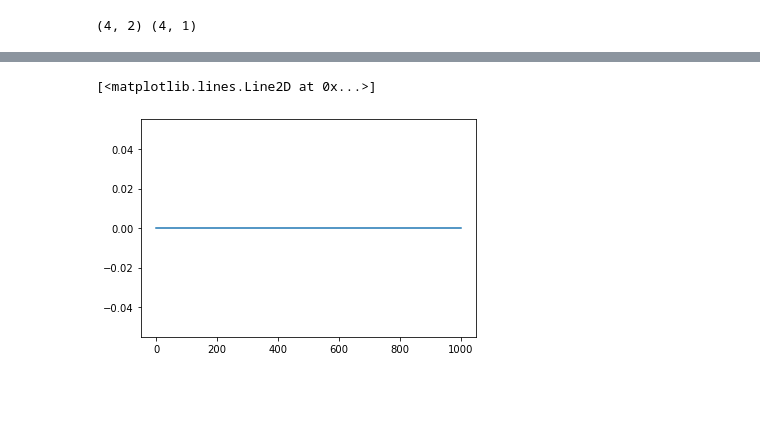
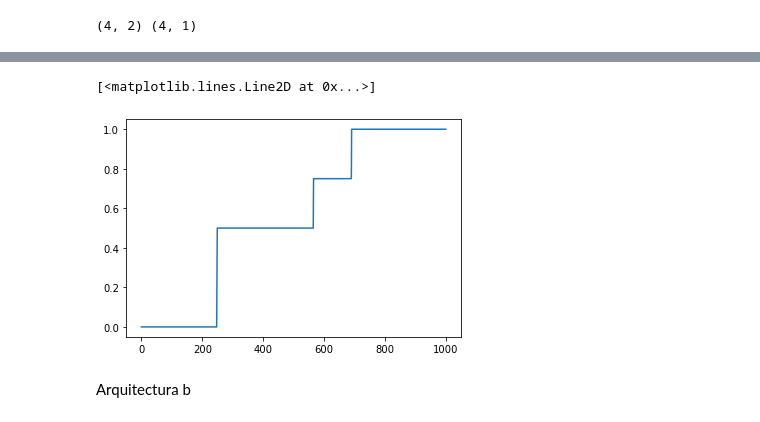
Before and after one commit to lautarogiordano/DL-IB-Exs, a Jupyter notebook: P3/Ej_2.ipynb, the cells around one changed output, grey strips where cells are left out. Saved outputs shown, nothing was run; the diff lists cells and outputs as text; code cells hidden in the pictures; blank space fills up the shorter version.

```diff
--- a/P3/Ej_2.ipynb
+++ b/P3/Ej_2.ipynb
@@ -214,9 +216,9 @@ print(X_train.shape, y_train.shape)
 # %%
-opt3 = tf.keras.optimizers.SGD(learning_rate=.001)
+opt3 = tf.keras.optimizers.SGD(learning_rate=.01)
 
 input = tf.keras.layers.Input(shape=(2))
-l1 = tf.keras.layers.Dense(2, activation='relu', use_bias=True)(input)
-output = tf.keras.layers.Dense(1, activation='linear', use_bias=True)(l1)
+l1 = tf.keras.layers.Dense(2, activation='tanh', use_bias=True)(input)
+output = tf.keras.layers.Dense(1, activation='tanh', use_bias=True)(l1)
 
 model3 = tf.keras.Model(inputs=input, outputs=output)
 
@@ -239,4 +241,4 @@ Non-trainable params: 0
 _________________________________________________________________
 # %%
 model3.compile(optimizer=opt3, loss=tf.keras.losses.MSE, metrics=[acc])
-hist5 = model3.fit(X_train, y_train, epochs=1000, verbose=2)
+hist6a = model3.fit(X_train, y_train, epochs=1000, verbose=2)
@@ -243,5 +263,7 @@ hist5 = model3.fit(X_train, y_train, epochs=1000, verbose=2)
 # %%
-plt.plot(hist5.history['acc'])
+plt.plot(hist6a.history['acc'])
 # %% [output]
 [<matplotlib.lines.Line2D at 0x...>]
-[figure, old version]
+[figure, new version]
+# %% [markdown]
+Arquitectura b
```
Also changed, not shown: parts of 13 cells of this notebook.
